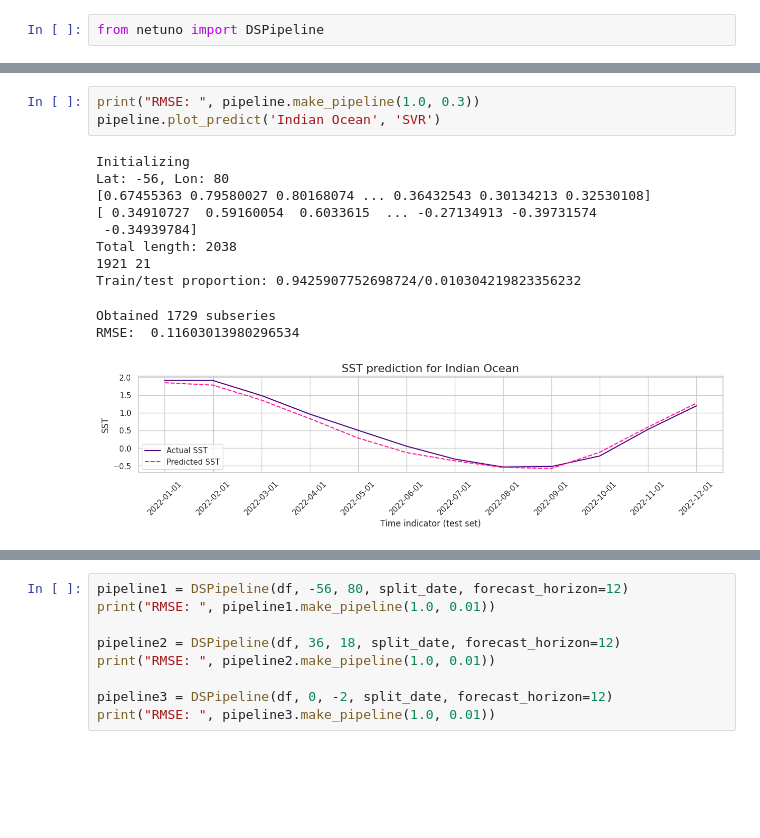
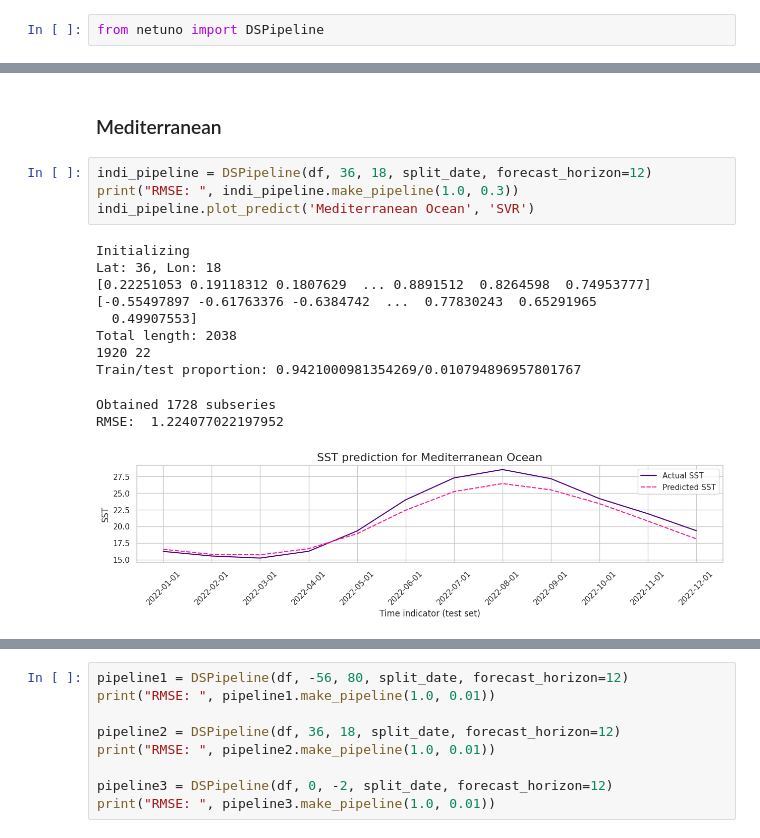
Before and after one commit to matheusvictal/sst-time-series-ml, a Jupyter notebook: source/5_svr.ipynb, the cells around one changed output, grey strips where cells are left out. Cells and saved outputs as stored; diff of their text form; blank space fills up the shorter version.

```diff
--- a/source/5_svr.ipynb
+++ b/source/5_svr.ipynb
@@ -122,15 +123,18 @@ Obtained 1728 subseries
+# %% [markdown]
+### Mediterranean
 # %%
-print("RMSE: ", pipeline.make_pipeline(1.0, 0.3))
-pipeline.plot_predict('Indian Ocean', 'SVR')
+indi_pipeline = DSPipeline(df, 36, 18, split_date, forecast_horizon=12)
+print("RMSE: ", indi_pipeline.make_pipeline(1.0, 0.3))
+indi_pipeline.plot_predict('Mediterranean Ocean', 'SVR')
 # %% [output]
 Initializing
-Lat: -56, Lon: 80
-[0.67455363 0.79580027 0.80168074 ... 0.36432543 0.30134213 0.32530108]
-[ 0.34910727  0.59160054  0.6033615  ... -0.27134913 -0.39731574
- -0.34939784]
+Lat: 36, Lon: 18
+[0.22251053 0.19118312 0.1807629  ... 0.8891512  0.8264598  0.74953777]
+[-0.55497897 -0.61763376 -0.6384742  ...  0.77830243  0.65291965
+  0.49907553]
 Total length: 2038
-1921 21
-Train/test proportion: 0.9425907752698724/0.010304219823356232
+1920 22
+Train/test proportion: 0.9421000981354269/0.010794896957801767
-Obtained 1729 subseries
-RMSE:  0.11603013980296534
+Obtained 1728 subseries
+RMSE:  1.224077022197952
-[figure, old version]
+[figure, new version]
```
Also changed, not shown: parts of 9 cells of this notebook.
